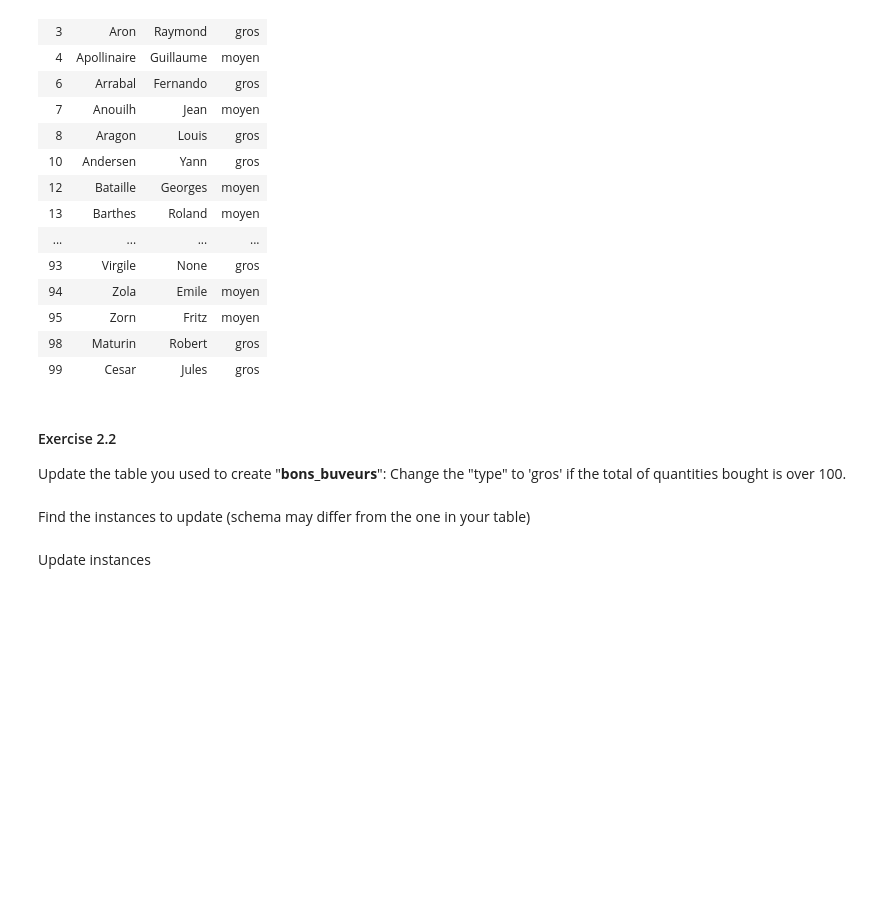
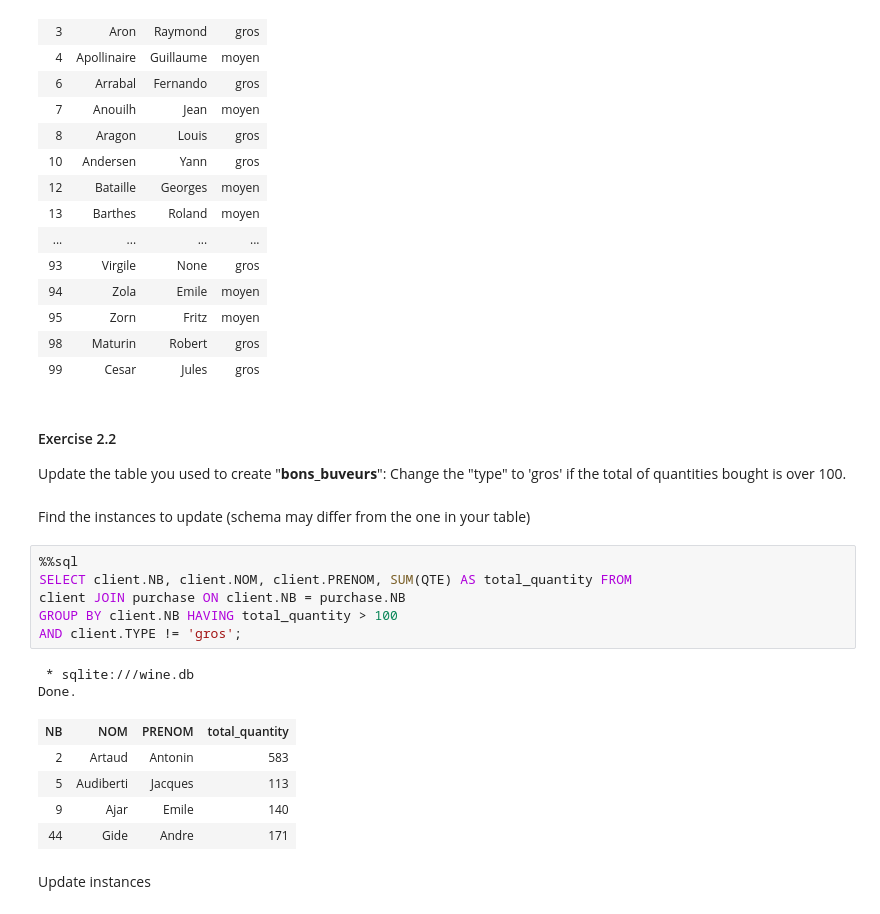
Before and after one commit to margauxRodrigues/Bases-de-donn-es, a Jupyter notebook: TP3_margaux_rodrigues.ipynb, the cells around one changed output. Cells and saved outputs as stored; diff of their text form; blank space fills up the shorter version.

```diff
--- a/TP3_margaux_rodrigues.ipynb
+++ b/TP3_margaux_rodrigues.ipynb
@@ -346,5 +395,19 @@ Done.
 Update the table you used to create "**bons_buveurs**": Change the "type" to 'gros' if the total of quantities bought is over 100.
 # %% [markdown]
 Find the instances to update (schema may differ from the one in your table)
+# %%
+%%sql
+SELECT client.NB, client.NOM, client.PRENOM, SUM(QTE) AS total_quantity FROM
+client JOIN purchase ON client.NB = purchase.NB
+GROUP BY client.NB HAVING total_quantity > 100
+AND client.TYPE != 'gros';
+# %% [output]
+ * sqlite:///wine.db
+Done.
+| NB | NOM | PRENOM | total_quantity |
+| 2 | Artaud | Antonin | 583 |
+| 5 | Audiberti | Jacques | 113 |
+| 9 | Ajar | Emile | 140 |
+| 44 | Gide | Andre | 171 |
 # %% [markdown]
 Update instances
```
Also changed, not shown: parts of 22 cells of this notebook, 2 other files.
